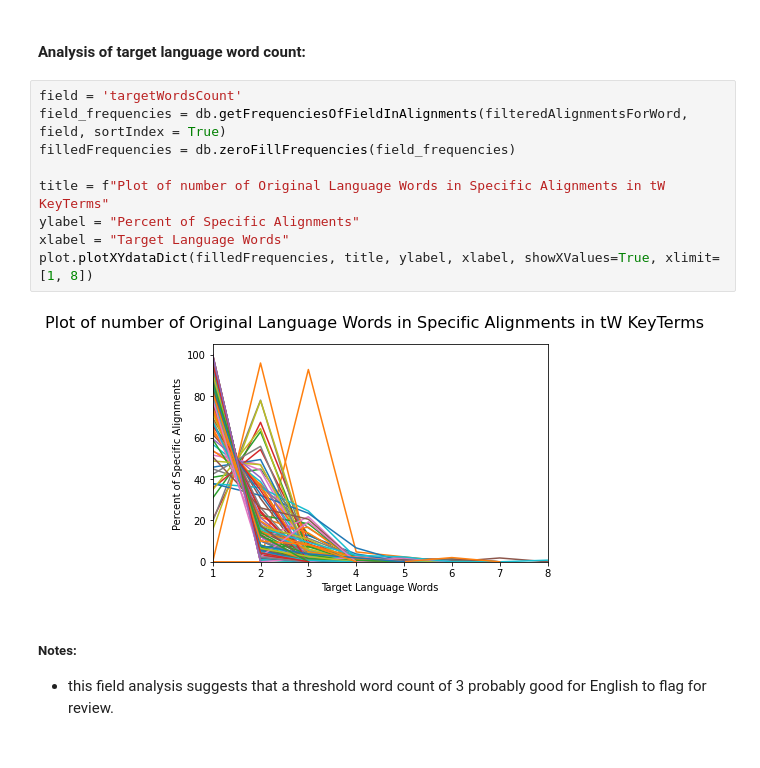
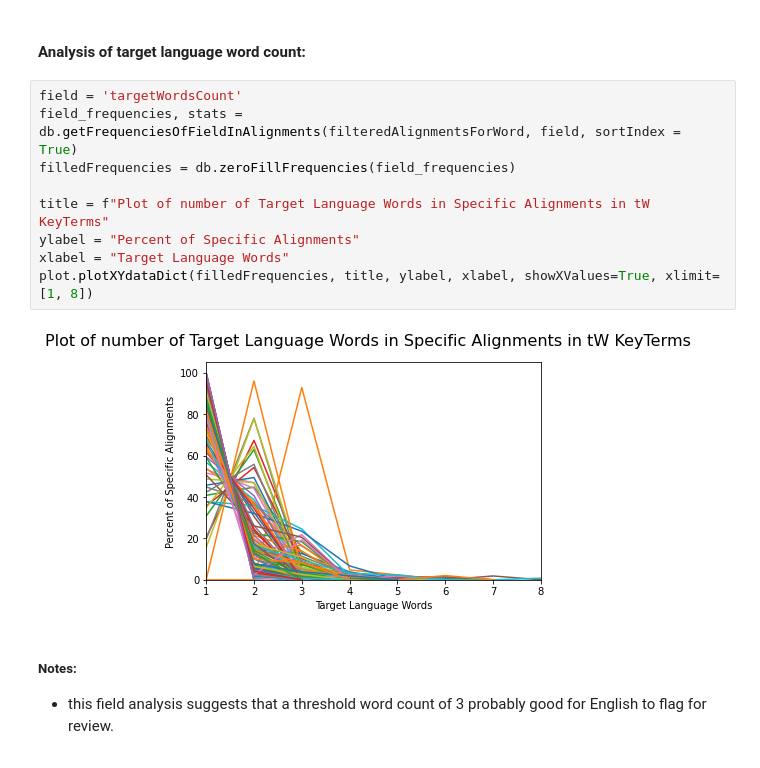
Before and after one commit to unfoldingWord-box3/alignment-ml, a Jupyter notebook: plot_multi_alignments.ipynb, the cells around one changed output. Saved outputs shown, nothing was run; the diff lists cells and outputs as text.

```diff
--- a/plot_multi_alignments.ipynb
+++ b/plot_multi_alignments.ipynb
@@ -112,15 +117,15 @@ Out of 105, found 3 original language words that have instances with over 4 word
 #### Analysis of target language word count:
 # %%
 field = 'targetWordsCount'
-field_frequencies = db.getFrequenciesOfFieldInAlignments(filteredAlignmentsForWord, field, sortIndex = True)
+field_frequencies, stats = db.getFrequenciesOfFieldInAlignments(filteredAlignmentsForWord, field, sortIndex = True)
 filledFrequencies = db.zeroFillFrequencies(field_frequencies)
 
-title = f"Plot of number of Original Language Words in Specific Alignments in tW KeyTerms"
+title = f"Plot of number of Target Language Words in Specific Alignments in tW KeyTerms"
 ylabel = "Percent of Specific Alignments"
 xlabel = "Target Language Words"
 plot.plotXYdataDict(filledFrequencies, title, ylabel, xlabel, showXValues=True, xlimit=[1, 8])
 # %% [output]
-[figure, old version]
+[figure, new version]
 # %% [markdown]
 ##### Notes:
 - this field analysis suggests that a threshold word count of 3 probably good for English to flag for review.
```
Also changed, not shown: parts of 7 cells of this notebook, 24 other files.
